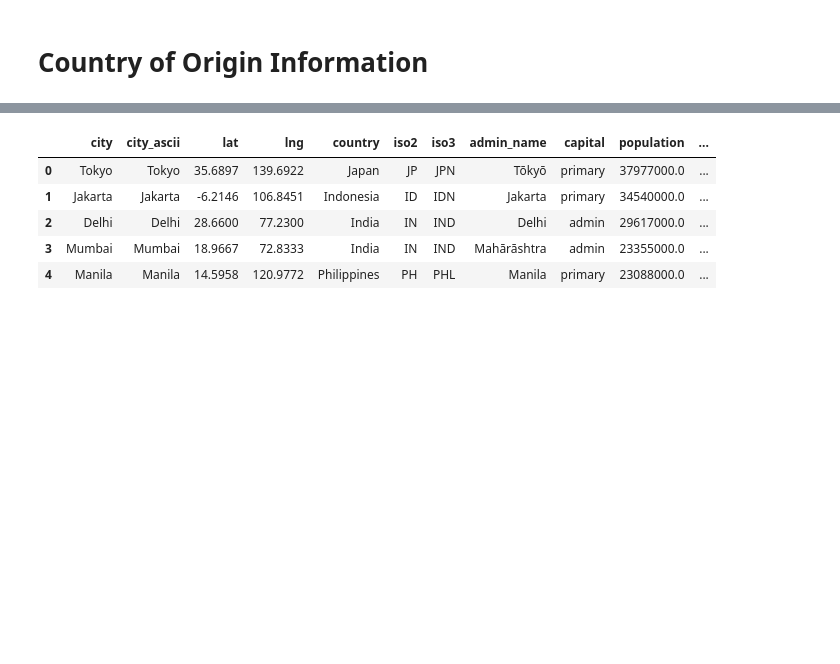
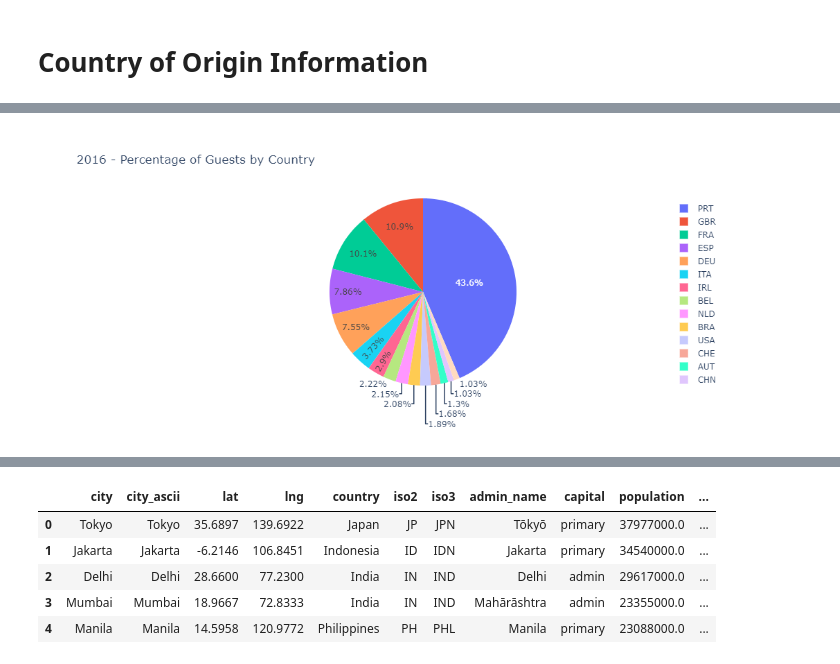
Before and after one commit to nordbynick/UWFinTech_Project3, a Jupyter notebook: Visualizations/Dashboard.ipynb, the cells around one changed output, grey strips where cells are left out. Cells and saved outputs as stored; diff of their text form; code cells hidden in the pictures; blank space fills up the shorter version.

```diff
--- a/Visualizations/Dashboard.ipynb
+++ b/Visualizations/Dashboard.ipynb
@@ -119,0 +118,8 @@ plt.show()
+# %%
+fig_pie_px_2016 = px.pie(top_15_2016,
+                    values = "percentage_of_guests",
+                    names = top_15_2016.index,
+                    title = "2016 - Percentage of Guests by Country")
+fig_pie_px_2016.show()
+# %% [output]
+[figure, added]
```
Also changed, not shown: parts of 24 cells of this notebook, 1 other file.
